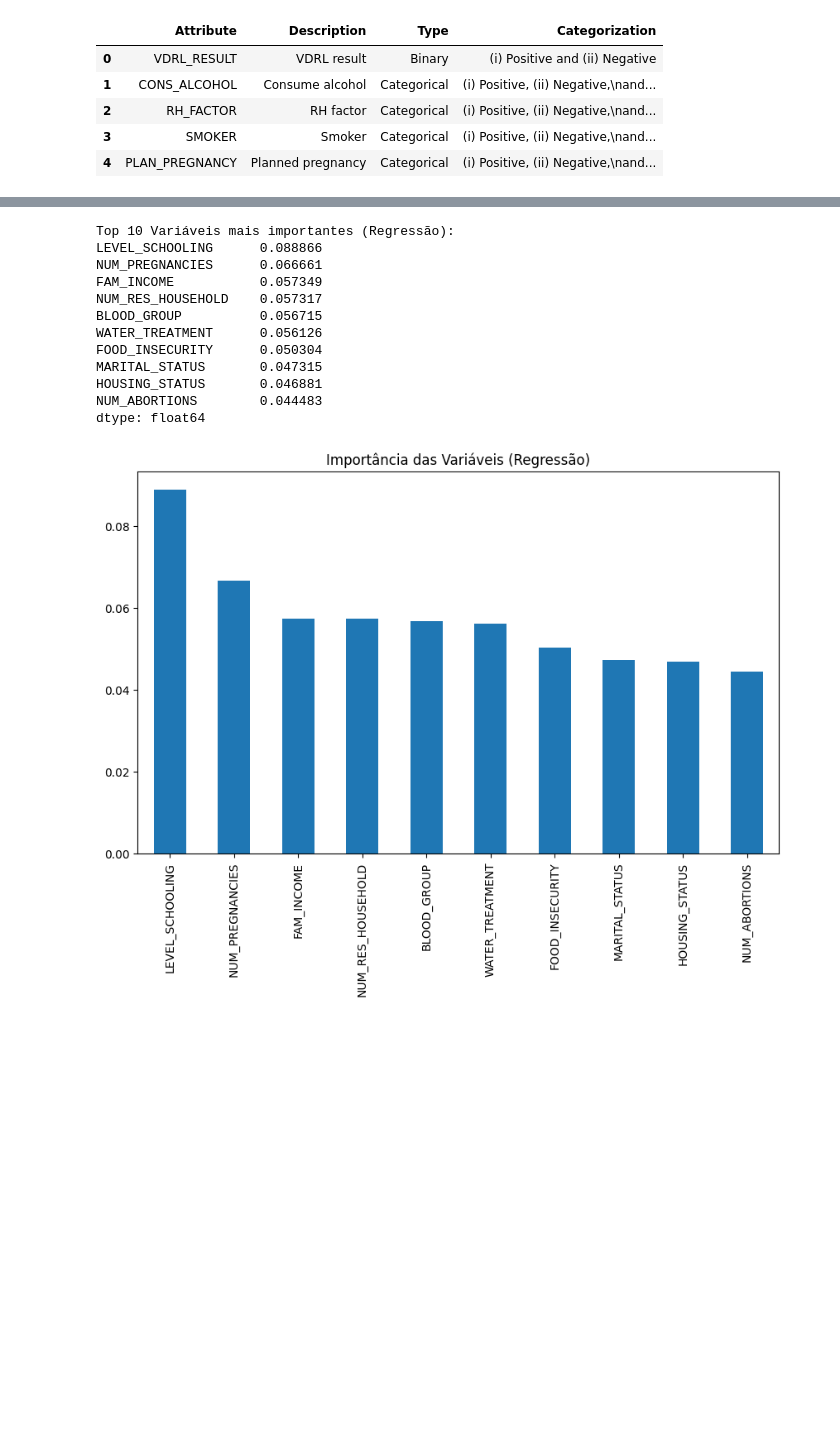
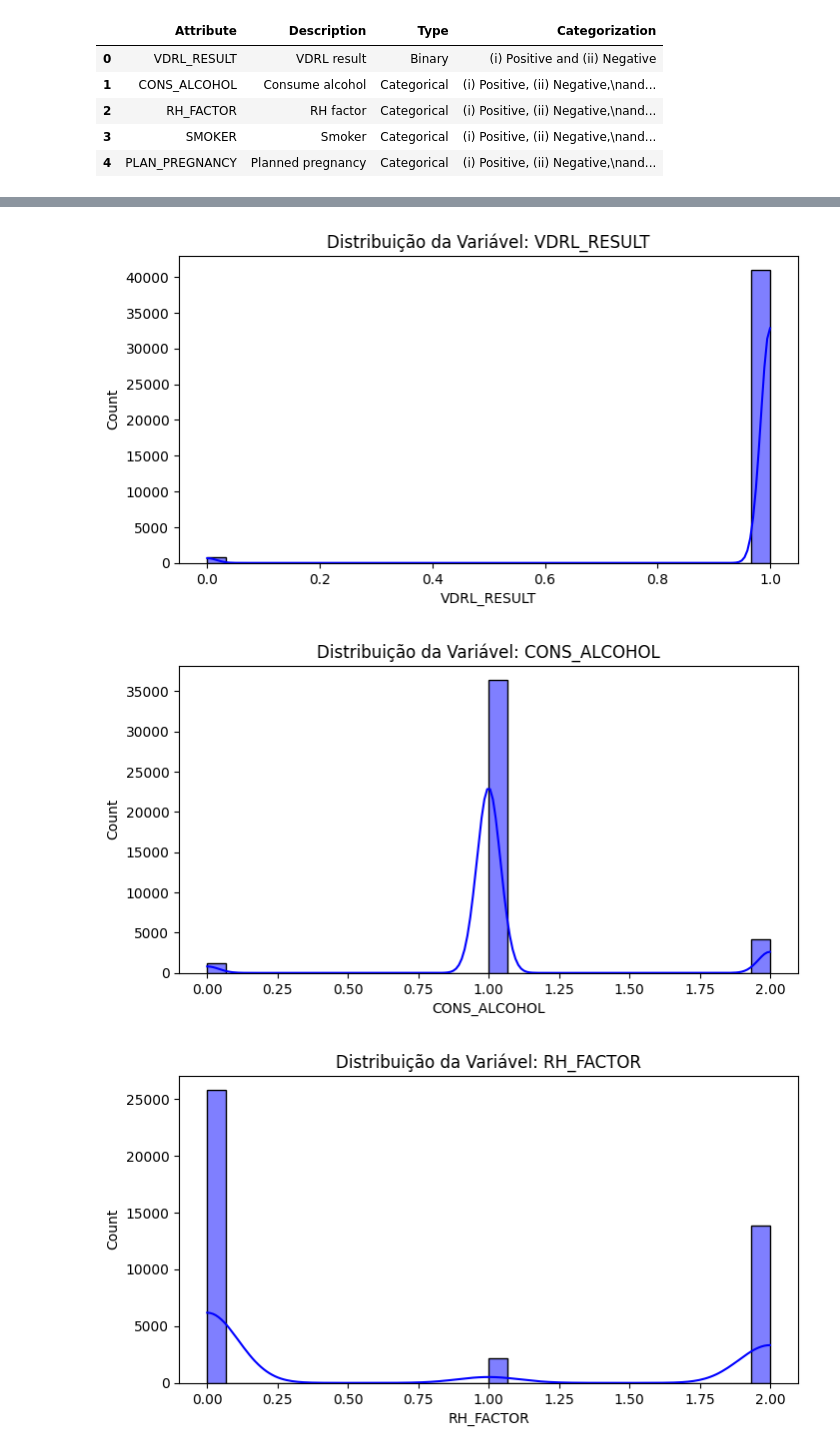
Before and after one commit to dudasfig/congenital-syphilis-cases-, a Jupyter notebook: Projeto_ML.ipynb, the cells around one changed output, grey strips where cells are left out. Cells and saved outputs as stored; diff of their text form; code cells hidden in the pictures; blank space fills up the shorter version.

```diff
--- a/Projeto_ML.ipynb
+++ b/Projeto_ML.ipynb
@@ -332,25 +291,20 @@ dtype: float64
-# %%
-# Importância das variáveis para regressão
-feature_importance_reg = pd.Series(
-    rf_regressor.feature_importances_, index=X_regression.columns).sort_values(ascending=False)
-
-print("Top 10 Variáveis mais importantes (Regressão):")
-print(feature_importance_reg.head(10))
-
-# Visualizar
-feature_importance_reg.head(10).plot(kind='bar', figsize=(10, 6), title='Importância das Variáveis (Regressão)')
-plt.show()
-# %% [output]
-Top 10 Variáveis mais importantes (Regressão):
-LEVEL_SCHOOLING      0.088866
-NUM_PREGNANCIES      0.066661
-FAM_INCOME           0.057349
-NUM_RES_HOUSEHOLD    0.057317
-BLOOD_GROUP          0.056715
-WATER_TREATMENT      0.056126
-FOOD_INSECURITY      0.050304
-MARITAL_STATUS       0.047315
-HOUSING_STATUS       0.046881
-NUM_ABORTIONS        0.044483
-dtype: float64
-[figure, removed]
+# %%
+# Visualizar distribuições das variáveis contínuas
+continuous_columns = data.select_dtypes(include=["float64", "int64"]).columns
+
+for col in continuous_columns:
+    plt.figure(figsize=(8, 4))
+    sns.histplot(data[col], kde=True, bins=30, color="blue")
+    plt.title(f"Distribuição da Variável: {col}")
+    plt.show()
+
+# Detecção de outliers usando Boxplots
+for col in continuous_columns:
+    plt.figure(figsize=(8, 4))
+    sns.boxplot(data[col], color="orange")
+    plt.title(f"Outliers na Variável: {col}")
+    plt.show()
+# %% [output]
+[figure, added]
+[figure, added]
+[figure, added]
```
Also changed, not shown: parts of 26 cells of this notebook.
